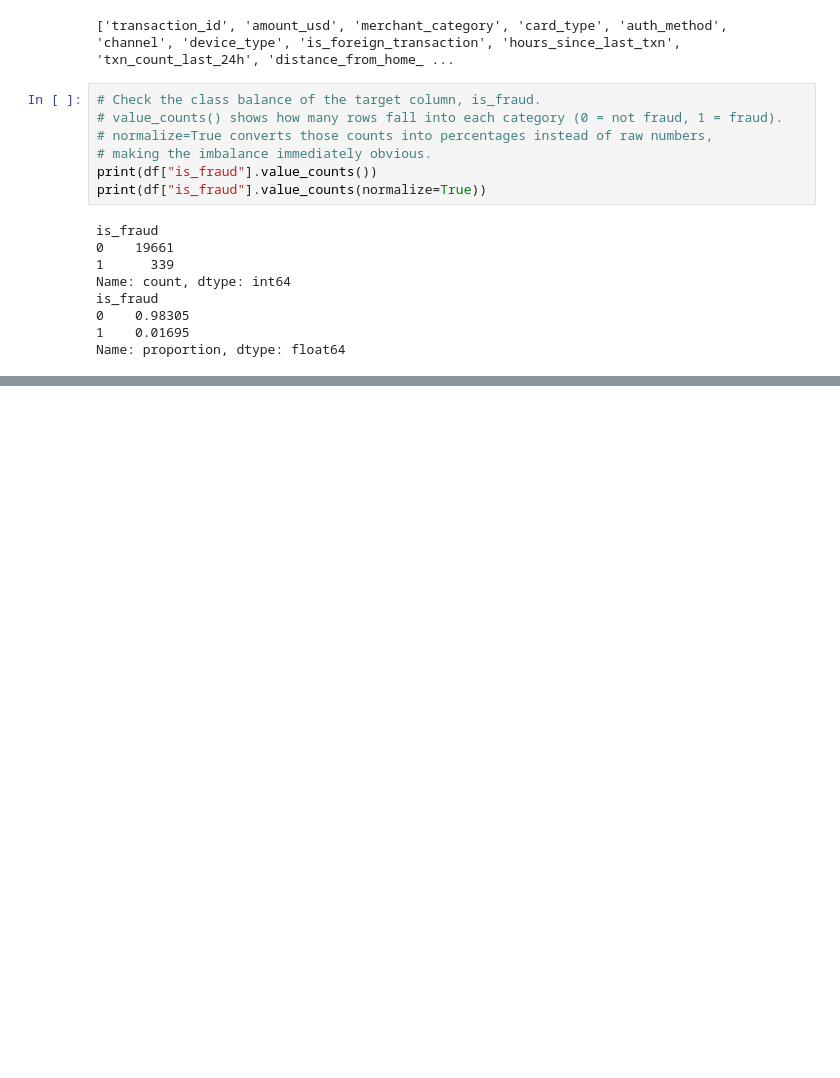
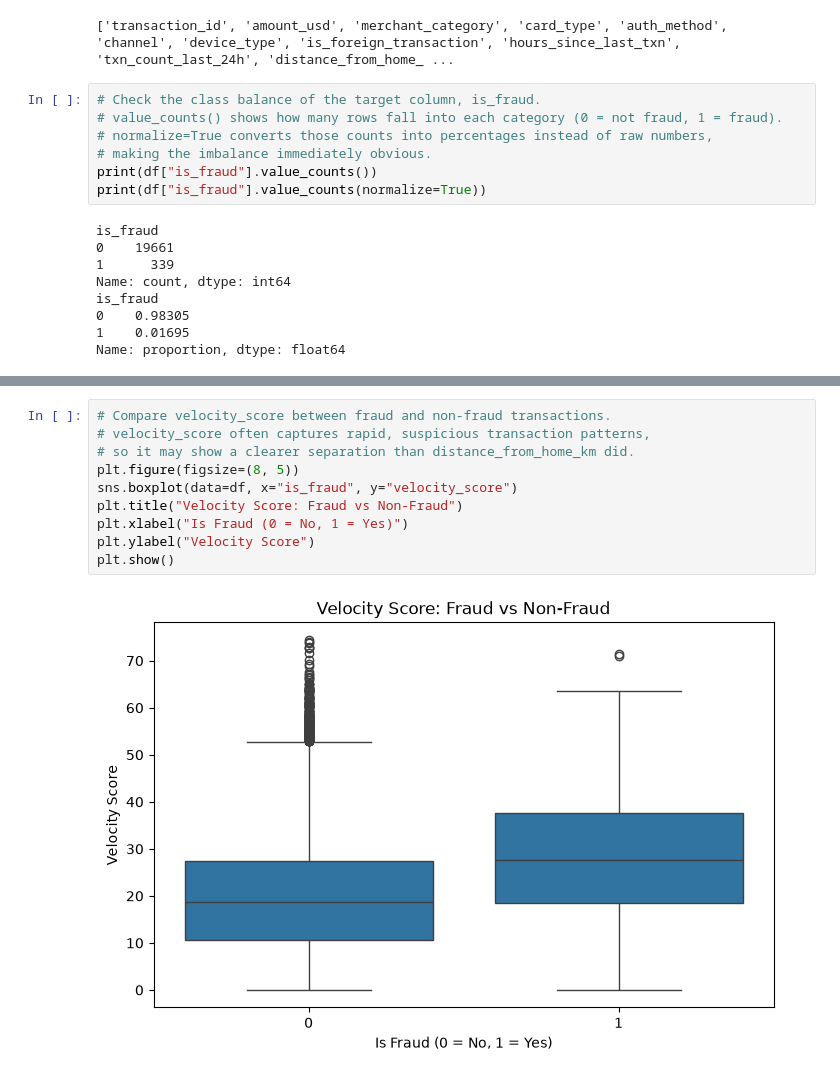
Before and after one commit to ISeckAli/Fraud-detection, a Jupyter notebook: notebooks/01_eda.ipynb, the cells around one changed output, grey strips where cells are left out. Saved outputs shown, nothing was run; the diff lists cells and outputs as text; blank space fills up the shorter version.

```diff
--- a/notebooks/01_eda.ipynb
+++ b/notebooks/01_eda.ipynb
@@ -42,0 +122,12 @@ Name: proportion, dtype: float64
+# %%
+# Compare velocity_score between fraud and non-fraud transactions.
+# velocity_score often captures rapid, suspicious transaction patterns,
+# so it may show a clearer separation than distance_from_home_km did.
+plt.figure(figsize=(8, 5))
+sns.boxplot(data=df, x="is_fraud", y="velocity_score")
+plt.title("Velocity Score: Fraud vs Non-Fraud")
+plt.xlabel("Is Fraud (0 = No, 1 = Yes)")
+plt.ylabel("Velocity Score")
+plt.show()
+# %% [output]
+[figure, added]
```
Also changed, not shown: parts of 5 cells of this notebook.
